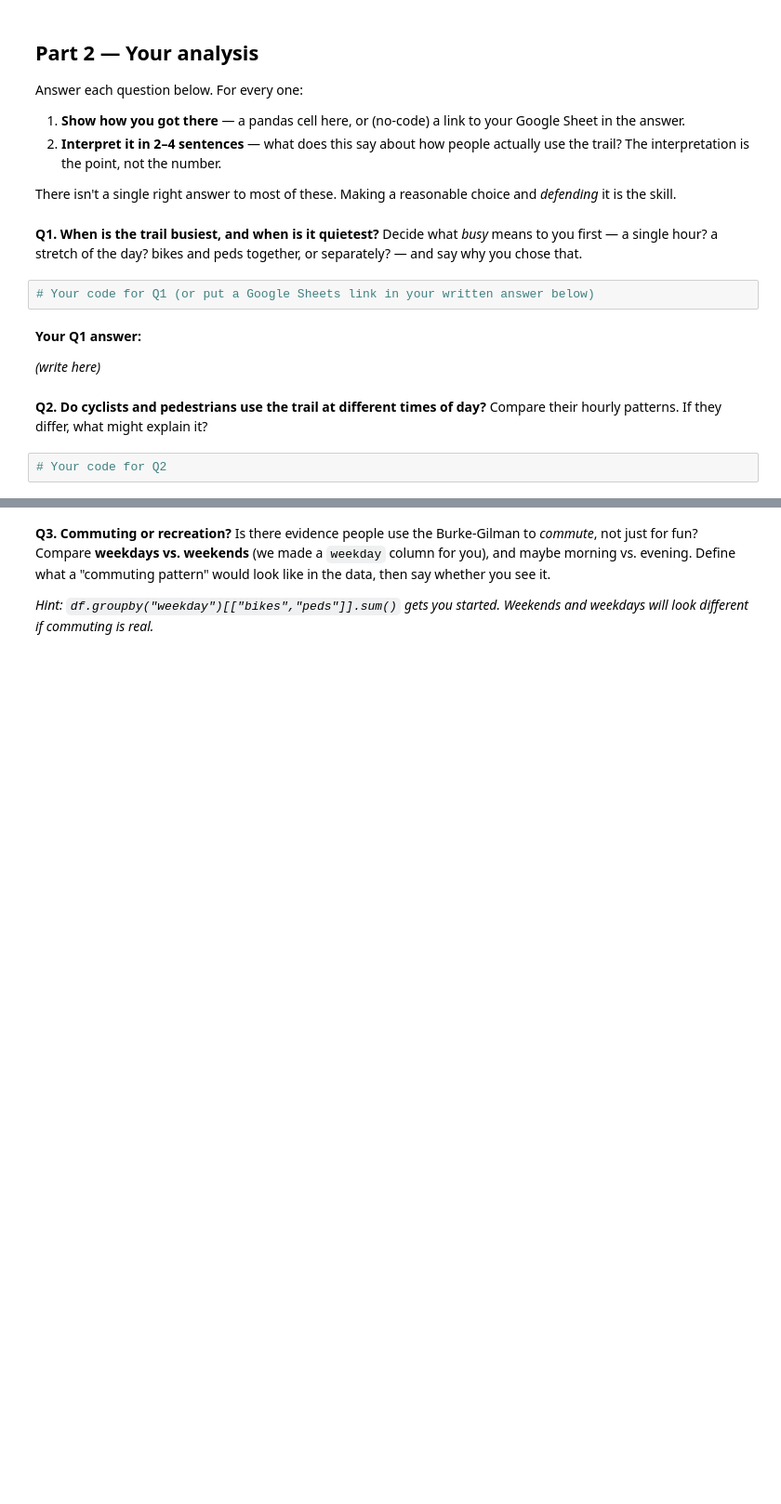
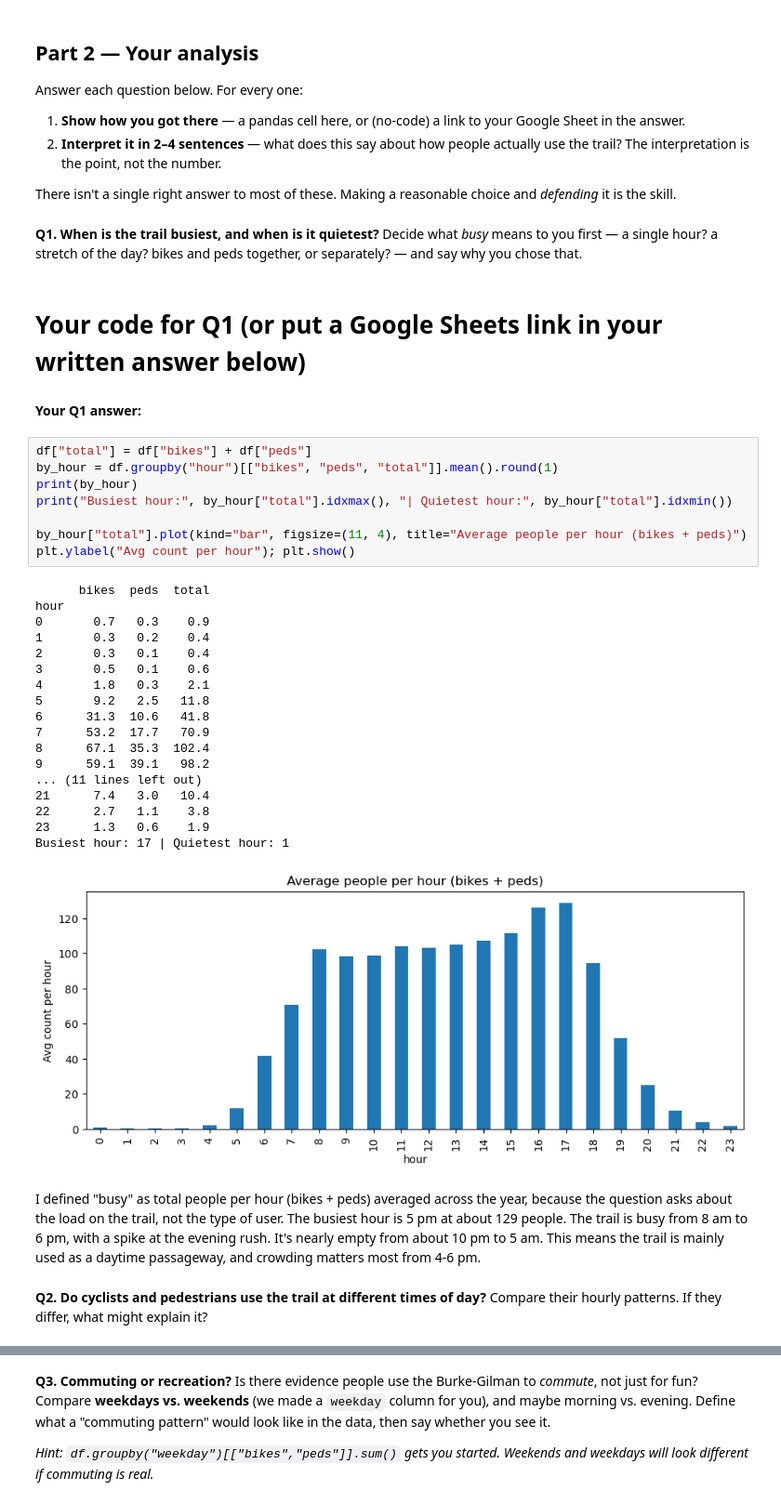
Before and after one commit to annielam2/hcde-410, a Jupyter notebook: A1/A1.ipynb, the cells around one changed output, grey strips where cells are left out. Shown at 93% size. Drawn from its saved outputs; the diff is of its cells as text; blank space fills up the shorter version.

```diff
--- a/A1/A1.ipynb
+++ b/A1/A1.ipynb
@@ -99,14 +139,39 @@ There isn't a single right answer to most of these. Making a reasonable choice a
 # %% [markdown]
 **Q1. When is the trail busiest, and when is it quietest?**
 Decide what *busy* means to you first — a single hour? a stretch of the day? bikes and peds together, or separately? — and say why you chose that.
-# %%
-# Your code for Q1 (or put a Google Sheets link in your written answer below)
+# %% [markdown]
+# Your code for Q1 (or put a Google Sheets link in your written answer below)
 # %% [markdown]
 **Your Q1 answer:**
-
-*(write here)*
+# %%
+df["total"] = df["bikes"] + df["peds"]
+by_hour = df.groupby("hour")[["bikes", "peds", "total"]].mean().round(1)
+print(by_hour)
+print("Busiest hour:", by_hour["total"].idxmax(), "| Quietest hour:", by_hour["total"].idxmin())
+
+by_hour["total"].plot(kind="bar", figsize=(11, 4), title="Average people per hour (bikes + peds)")
+plt.ylabel("Avg count per hour"); plt.show()
+# %% [output]
+      bikes  peds  total
+hour
+0       0.7   0.3    0.9
+1       0.3   0.2    0.4
+2       0.3   0.1    0.4
+3       0.5   0.1    0.6
+4       1.8   0.3    2.1
+5       9.2   2.5   11.8
+6      31.3  10.6   41.8
+7      53.2  17.7   70.9
+8      67.1  35.3  102.4
+9      59.1  39.1   98.2
+... (11 lines left out)
+21      7.4   3.0   10.4
+22      2.7   1.1    3.8
+23      1.3   0.6    1.9
+Busiest hour: 17 | Quietest hour: 1
+[figure, added]
+# %% [markdown]
+I defined "busy" as total people per hour (bikes + peds) averaged across the year, because the question asks about the load on the trail, not the type of user. The busiest hour is 5 pm at about 129 people. The trail is busy from 8 am to 6 pm, with a spike at the evening rush. It's nearly empty from about 10 pm to 5 am. This means the trail is mainly used as a daytime passageway, and crowding matters most from 4-6 pm.
 # %% [markdown]
 **Q2. Do cyclists and pedestrians use the trail at different times of day?**
 Compare their hourly patterns. If they differ, what might explain it?
-# %%
-# Your code for Q2
```
Also changed, not shown: parts of 22 cells of this notebook, 1 other file.
